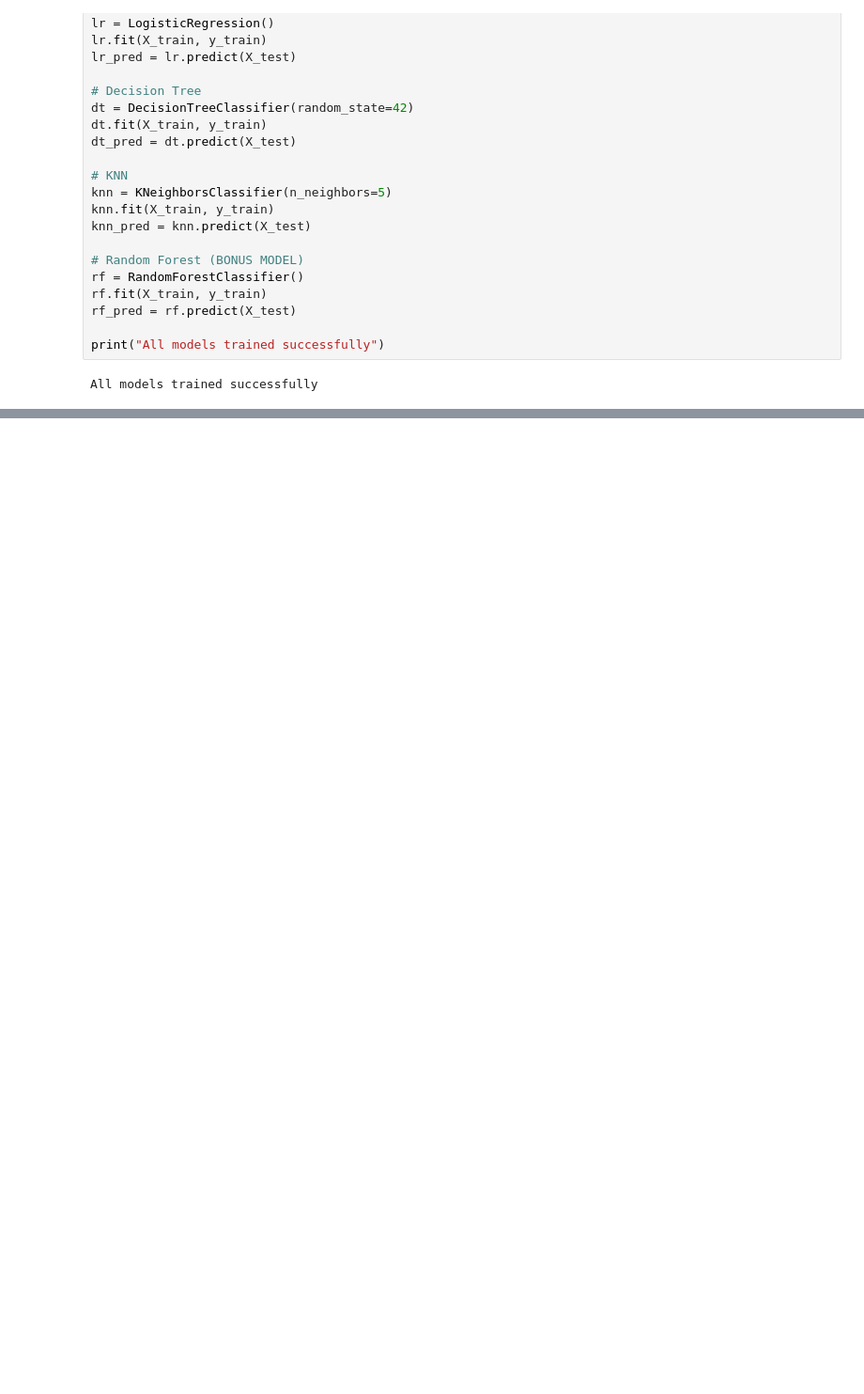
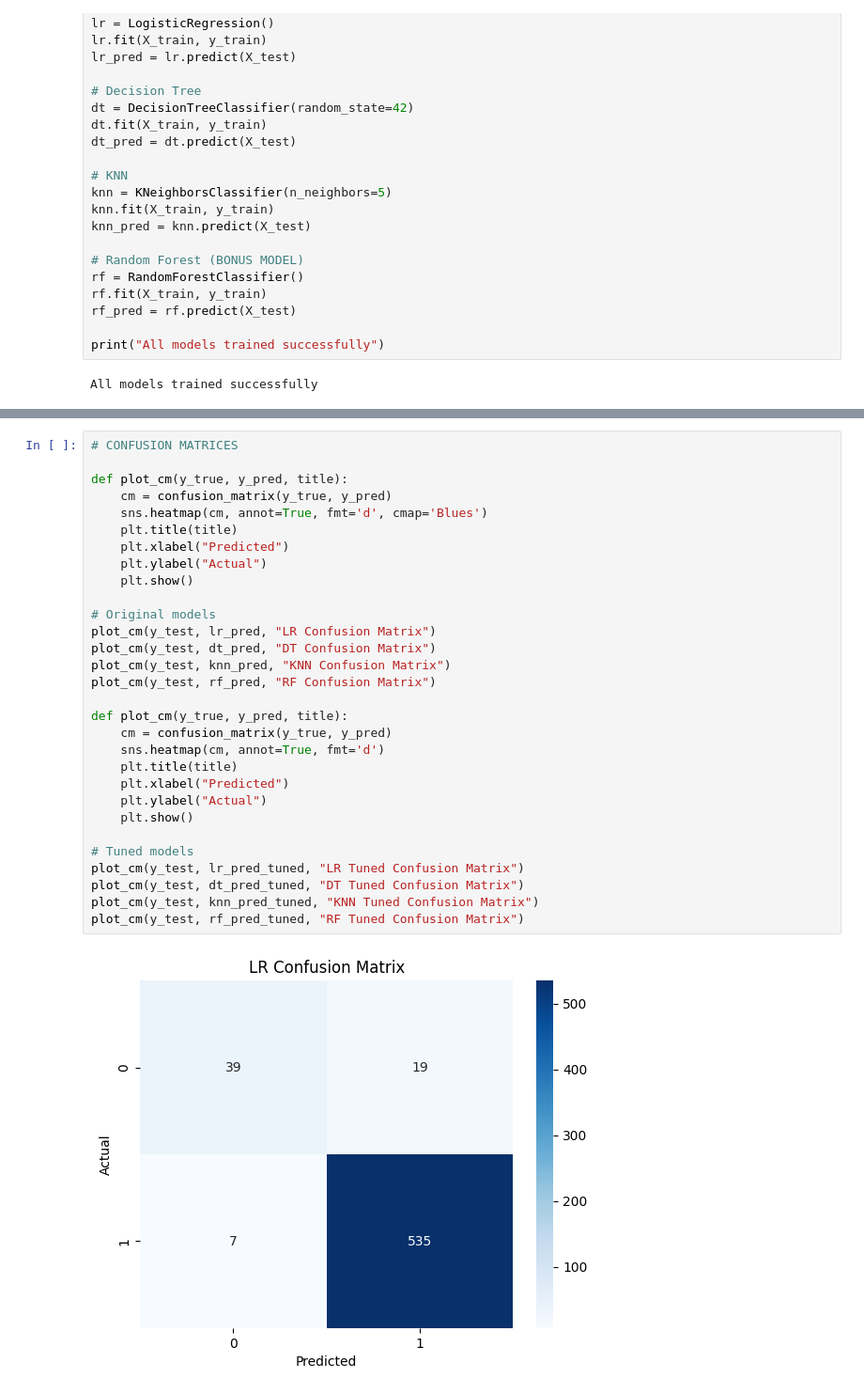
Before and after one commit to Sithumini-Anuhansi/student-pass-fail-ml, a Jupyter notebook: notebooks/ML_Task.ipynb, the cells around one changed output, grey strips where cells are left out. Shown at 94% size. Drawn from its saved outputs; the diff is of its cells as text; blank space fills up the shorter version.

```diff
--- a/notebooks/ML_Task.ipynb
+++ b/notebooks/ML_Task.ipynb
@@ -176,0 +248,32 @@ print(list(zip(models, accuracies)))
+# %%
+# CONFUSION MATRICES
+
+def plot_cm(y_true, y_pred, title):
+    cm = confusion_matrix(y_true, y_pred)
+    sns.heatmap(cm, annot=True, fmt='d', cmap='Blues')
+    plt.title(title)
+    plt.xlabel("Predicted")
+    plt.ylabel("Actual")
+    plt.show()
+
+# Original models
+plot_cm(y_test, lr_pred, "LR Confusion Matrix")
+plot_cm(y_test, dt_pred, "DT Confusion Matrix")
+plot_cm(y_test, knn_pred, "KNN Confusion Matrix")
+plot_cm(y_test, rf_pred, "RF Confusion Matrix")
+
+def plot_cm(y_true, y_pred, title):
+    cm = confusion_matrix(y_true, y_pred)
+    sns.heatmap(cm, annot=True, fmt='d')
+    plt.title(title)
+    plt.xlabel("Predicted")
+    plt.ylabel("Actual")
+    plt.show()
+
+# Tuned models
+plot_cm(y_test, lr_pred_tuned, "LR Tuned Confusion Matrix")
+plot_cm(y_test, dt_pred_tuned, "DT Tuned Confusion Matrix")
+plot_cm(y_test, knn_pred_tuned, "KNN Tuned Confusion Matrix")
+plot_cm(y_test, rf_pred_tuned, "RF Tuned Confusion Matrix")
+# %% [output]
+[figure, added]
```
Also changed, not shown: parts of 21 cells of this notebook, 24 other files.
